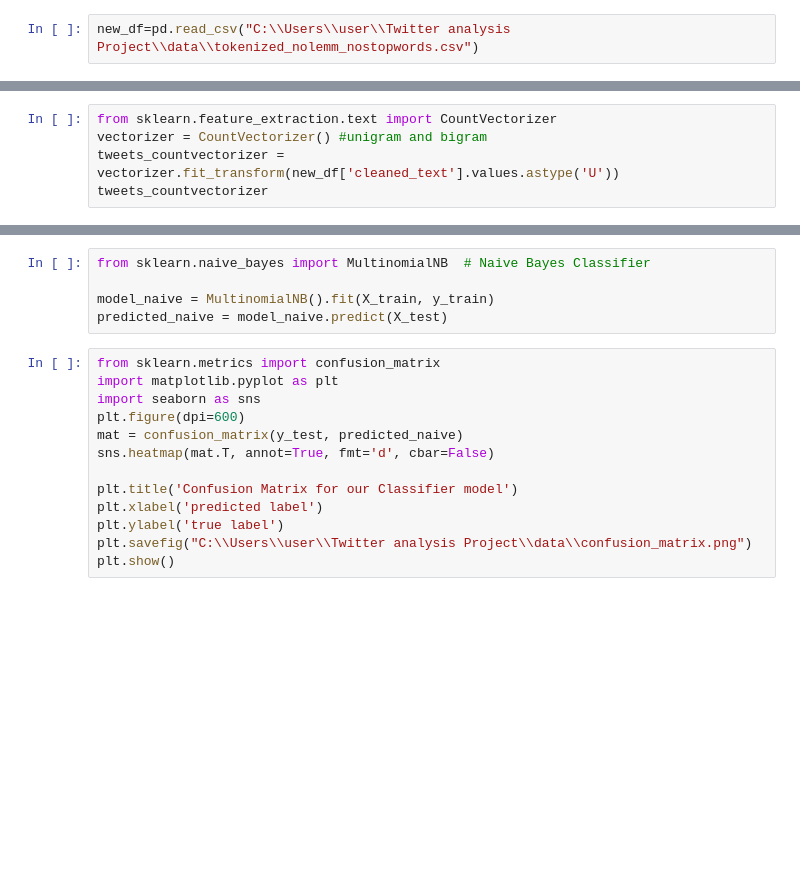
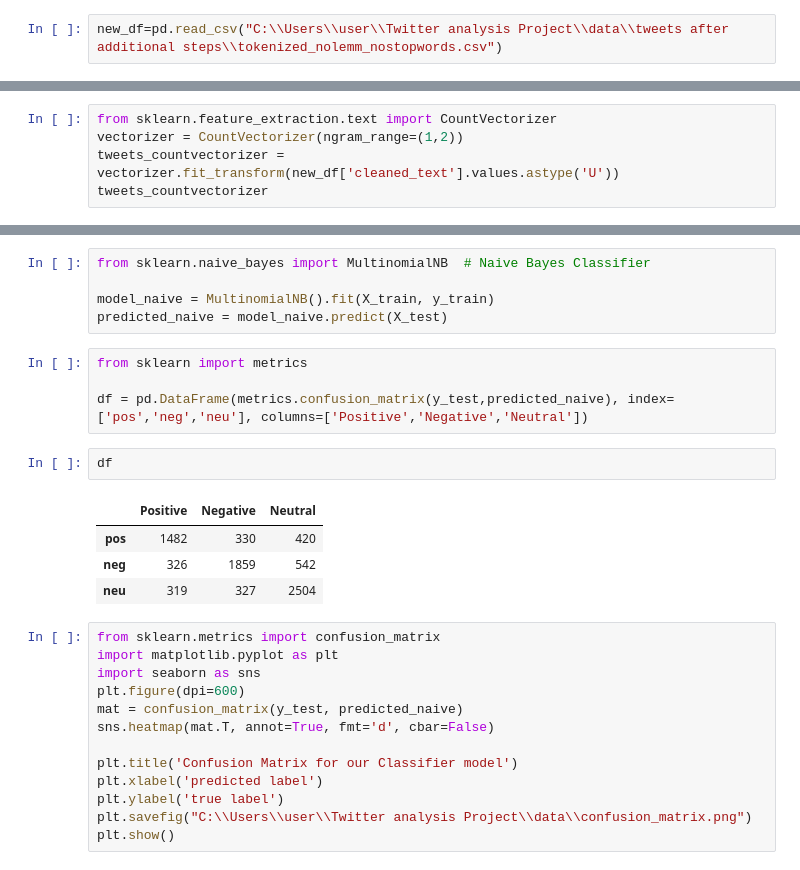
Before and after one commit to Prastutipokhrel/twittersentimentanalysisoncovid, a Jupyter notebook: Preprocessing_and_Classifier_model.ipynb, the cells around one changed output, grey strips where cells are left out. Saved outputs shown, nothing was run; the diff lists cells and outputs as text; blank space fills up the shorter version.

```diff
--- a/Preprocessing_and_Classifier_model.ipynb
+++ b/Preprocessing_and_Classifier_model.ipynb
@@ -545,7 +545,7 @@ new_df.to_csv(r'C:\\Users\\user\\Twitter analysis Project\\data\\tokenized_nolem
 # %% [markdown]
 ## Feature extraction (vectorization)
 # %%
-new_df=pd.read_csv("C:\\Users\\user\\Twitter analysis Project\\data\\tokenized_nolemm_nostopwords.csv")
+new_df=pd.read_csv("C:\\Users\\user\\Twitter analysis Project\\data\\tweets after additional steps\\tokenized_nolemm_nostopwords.csv")
 # %%
 from sklearn.model_selection import train_test_split
 
@@ -555,7 +555,7 @@ y = new_df['label']
 X_train, X_test, y_train, y_test = train_test_split(X, y, test_size=0.2, random_state=42)
 # %%
 from sklearn.feature_extraction.text import CountVectorizer
-vectorizer = CountVectorizer() #unigram and bigram
+vectorizer = CountVectorizer(ngram_range=(1,2))
 tweets_countvectorizer = vectorizer.fit_transform(new_df['cleaned_text'].values.astype('U'))
 tweets_countvectorizer
 # %% [output]
@@ -570,6 +570,17 @@ from sklearn.naive_bayes import MultinomialNB  # Naive Bayes Classifier
 
 model_naive = MultinomialNB().fit(X_train, y_train)
 predicted_naive = model_naive.predict(X_test)
+# %%
+from sklearn import metrics
+
+df = pd.DataFrame(metrics.confusion_matrix(y_test,predicted_naive), index=['pos','neg','neu'], columns=['Positive','Negative','Neutral'])
+# %%
+df
+# %% [output]
+|  | Positive | Negative | Neutral |
+| pos | 1482 | 330 | 420 |
+| neg | 326 | 1859 | 542 |
+| neu | 319 | 327 | 2504 |
 # %%
 from sklearn.metrics import confusion_matrix
 import matplotlib.pyplot as plt
```
Also changed, not shown: parts of 7 cells of this notebook, 18 other files.
